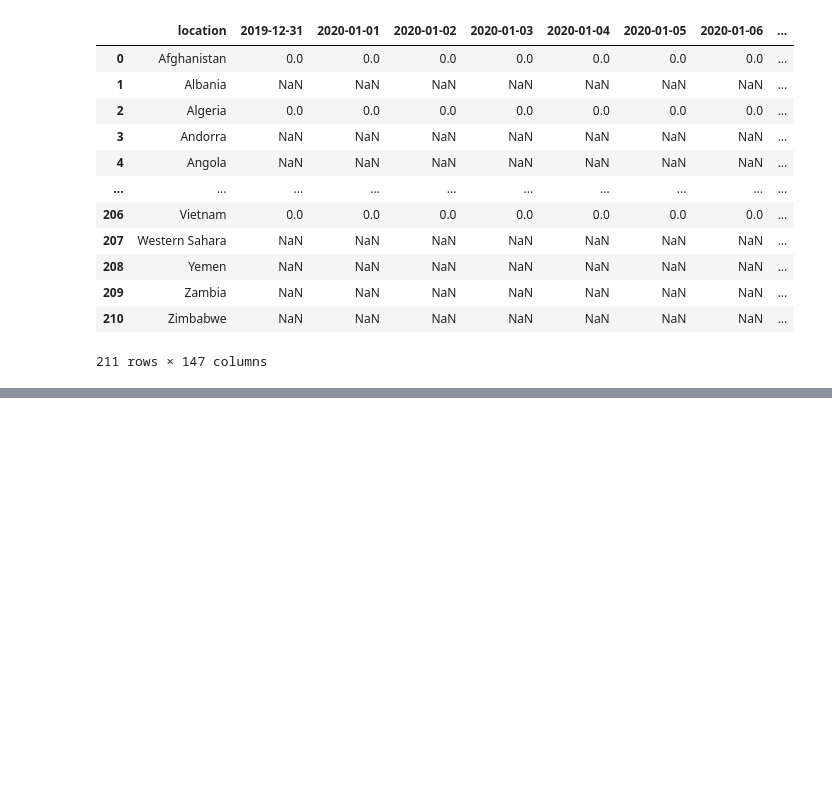
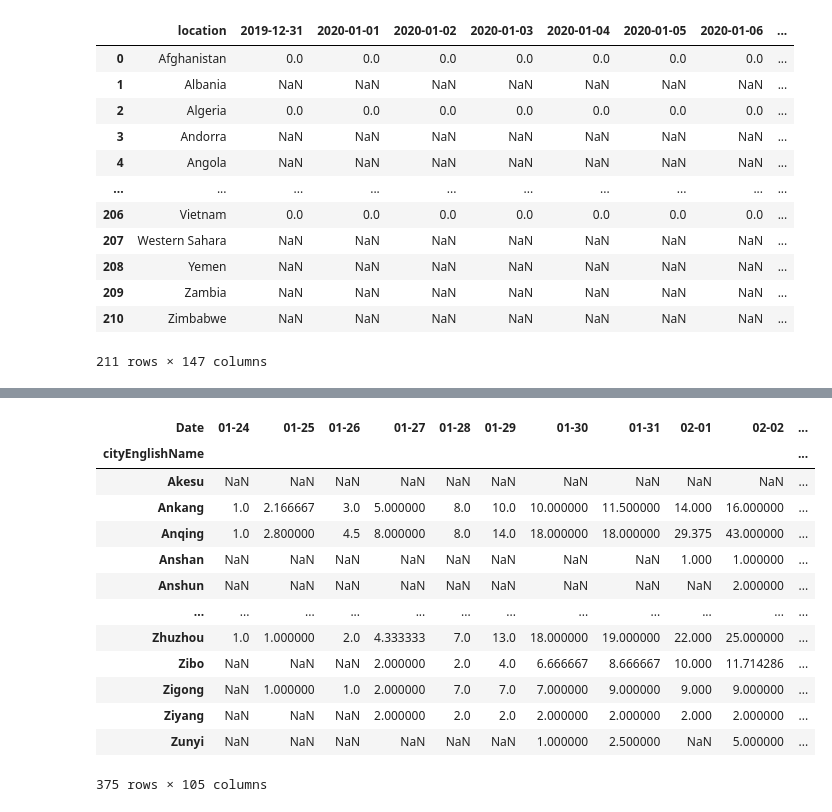
Before and after one commit to SherryJYC/COVID_19_Visualization, a Jupyter notebook: Raw/Untitled.ipynb, the cells around one changed output, grey strips where cells are left out. Saved outputs shown, nothing was run; the diff lists cells and outputs as text; code cells hidden in the pictures; blank space fills up the shorter version.

```diff
--- a/Raw/Untitled.ipynb
+++ b/Raw/Untitled.ipynb
@@ -75,2 +64,5 @@ world_join
 # %%
 world_join.to_csv('world_join.csv',index=False)
+# %%
+covid = pd.read_csv('../Processd_Data/DXYcity0507Post.csv')
+covid
@@ -76,0 +83,19 @@ world_join.to_csv('world_join.csv',index=False)
+# %%
+covid_p = covid.pivot(index='cityEnglishName',columns='Date',values='city_confirmedCount')
+# %%
+covid_p
+# %% [output]
+| Date | 01-24 | 01-25 | 01-26 | 01-27 | 01-28 | 01-29 | 01-30 | 01-31 | 02-01 | 02-02 | ... |
+| cityEnglishName |  |  |  |  |  |  |  |  |  |  | ... |
+| Akesu | NaN | NaN | NaN | NaN | NaN | NaN | NaN | NaN | NaN | NaN | ... |
+| Ankang | 1.0 | 2.166667 | 3.0 | 5.000000 | 8.0 | 10.0 | 10.000000 | 11.500000 | 14.000 | 16.000000 | ... |
+| Anqing | 1.0 | 2.800000 | 4.5 | 8.000000 | 8.0 | 14.0 | 18.000000 | 18.000000 | 29.375 | 43.000000 | ... |
+| Anshan | NaN | NaN | NaN | NaN | NaN | NaN | NaN | NaN | 1.000 | 1.000000 | ... |
+| Anshun | NaN | NaN | NaN | NaN | NaN | NaN | NaN | NaN | NaN | 2.000000 | ... |
+| ... | ... | ... | ... | ... | ... | ... | ... | ... | ... | ... | ... |
+| Zhuzhou | 1.0 | 1.000000 | 2.0 | 4.333333 | 7.0 | 13.0 | 18.000000 | 19.000000 | 22.000 | 25.000000 | ... |
+| Zibo | NaN | NaN | NaN | 2.000000 | 2.0 | 4.0 | 6.666667 | 8.666667 | 10.000 | 11.714286 | ... |
+| Zigong | NaN | 1.000000 | 1.0 | 2.000000 | 7.0 | 7.0 | 7.000000 | 9.000000 | 9.000 | 9.000000 | ... |
+| Ziyang | NaN | NaN | NaN | 2.000000 | 2.0 | 2.0 | 2.000000 | 2.000000 | 2.000 | 2.000000 | ... |
+| Zunyi | NaN | NaN | NaN | NaN | NaN | NaN | 1.000000 | 2.500000 | NaN | 5.000000 | ... |
+375 rows × 105 columns
```
Also changed, not shown: parts of 92 cells of this notebook, 27 other files.
